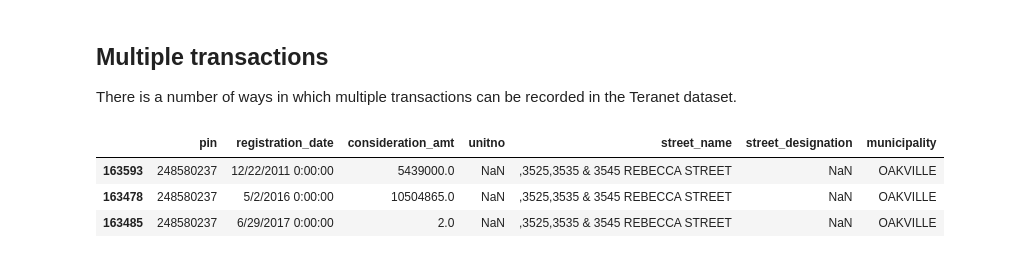
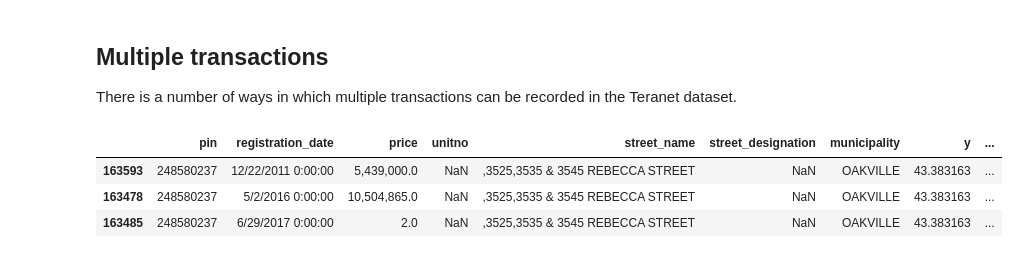
Before and after one commit to stepan-o/geo, a Jupyter notebook: notebooks/2.scrub/teranet_data_quality_issues.ipynb, the cells around one changed output. Cells and saved outputs as stored; diff of their text form; code cells hidden in the pictures.

```diff
--- a/notebooks/2.scrub/teranet_data_quality_issues.ipynb
+++ b/notebooks/2.scrub/teranet_data_quality_issues.ipynb
@@ -66,16 +66,18 @@ Index(['lro_num', 'pin', 'consideration_amt', 'registration_date',
        'street_suffix', 'street_number', 'x', 'y', 'objectid', 'dauid',
        'csdname'],
       dtype='object')
+# %%
+df['price'] = df['consideration_amt'].apply(lambda x: '{:,}'.format(x))
 # %% [markdown]
 ## Multiple transactions
 There is a number of ways in which multiple transactions can be recorded in the Teranet dataset.
 # %%
 mask1 = df['pin'] == 248580237
-df.loc[mask1, ['pin', 'registration_date', 'consideration_amt', 'unitno',
-               'street_name', 'street_designation', 'municipality']]\
+df.loc[mask1, ['pin', 'registration_date', 'price', 'unitno',
+               'street_name', 'street_designation', 'municipality', 'y', 'x']]\
     .sort_values('registration_date')
 # %% [output]
-|  | pin | registration_date | consideration_amt | unitno | street_name | street_designation | municipality |
-| 163593 | 248580237 | 12/22/2011 0:00:00 | 5439000.0 | NaN | ,3525,3535 & 3545 REBECCA STREET | NaN | OAKVILLE |
-| 163478 | 248580237 | 5/2/2016 0:00:00 | 10504865.0 | NaN | ,3525,3535 & 3545 REBECCA STREET | NaN | OAKVILLE |
-| 163485 | 248580237 | 6/29/2017 0:00:00 | 2.0 | NaN | ,3525,3535 & 3545 REBECCA STREET | NaN | OAKVILLE |
+|  | pin | registration_date | price | unitno | street_name | street_designation | municipality | y | ... |
+| 163593 | 248580237 | 12/22/2011 0:00:00 | 5,439,000.0 | NaN | ,3525,3535 & 3545 REBECCA STREET | NaN | OAKVILLE | 43.383163 | ... |
+| 163478 | 248580237 | 5/2/2016 0:00:00 | 10,504,865.0 | NaN | ,3525,3535 & 3545 REBECCA STREET | NaN | OAKVILLE | 43.383163 | ... |
+| 163485 | 248580237 | 6/29/2017 0:00:00 | 2.0 | NaN | ,3525,3535 & 3545 REBECCA STREET | NaN | OAKVILLE | 43.383163 | ... |
```
Also changed, not shown: parts of 3 cells of this notebook.
